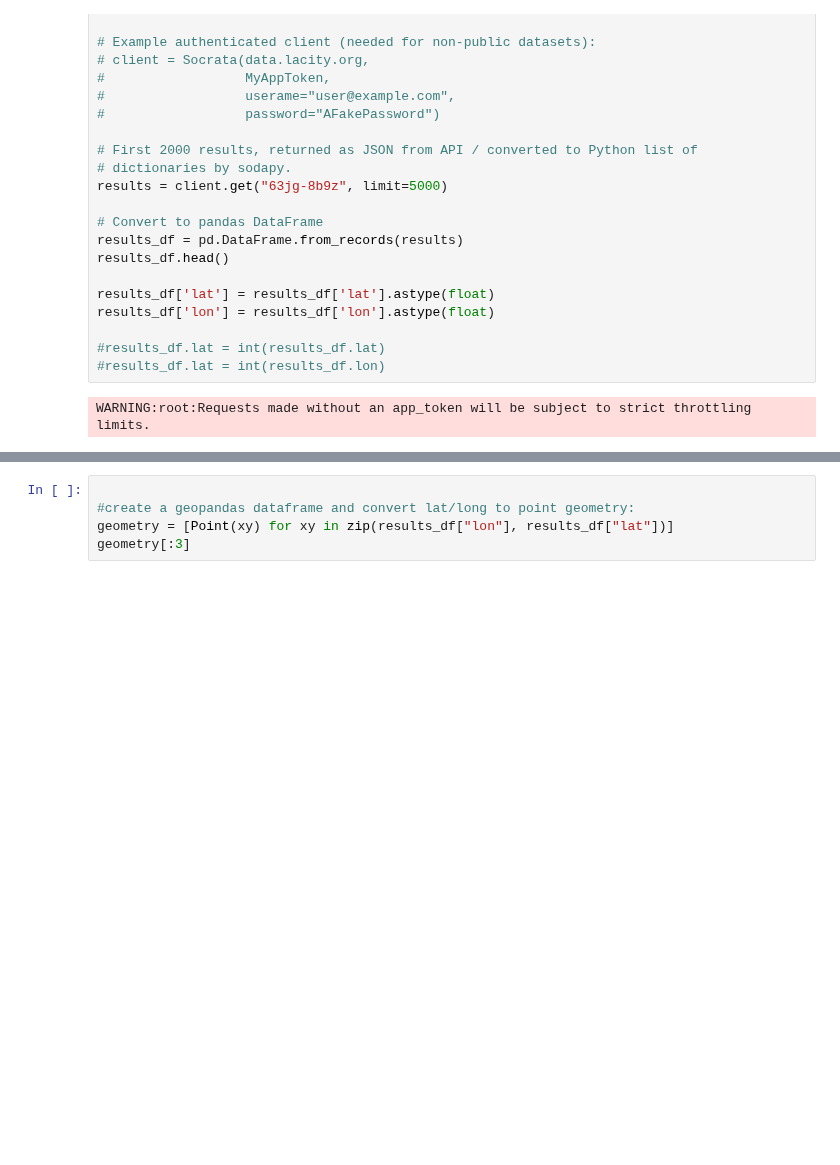
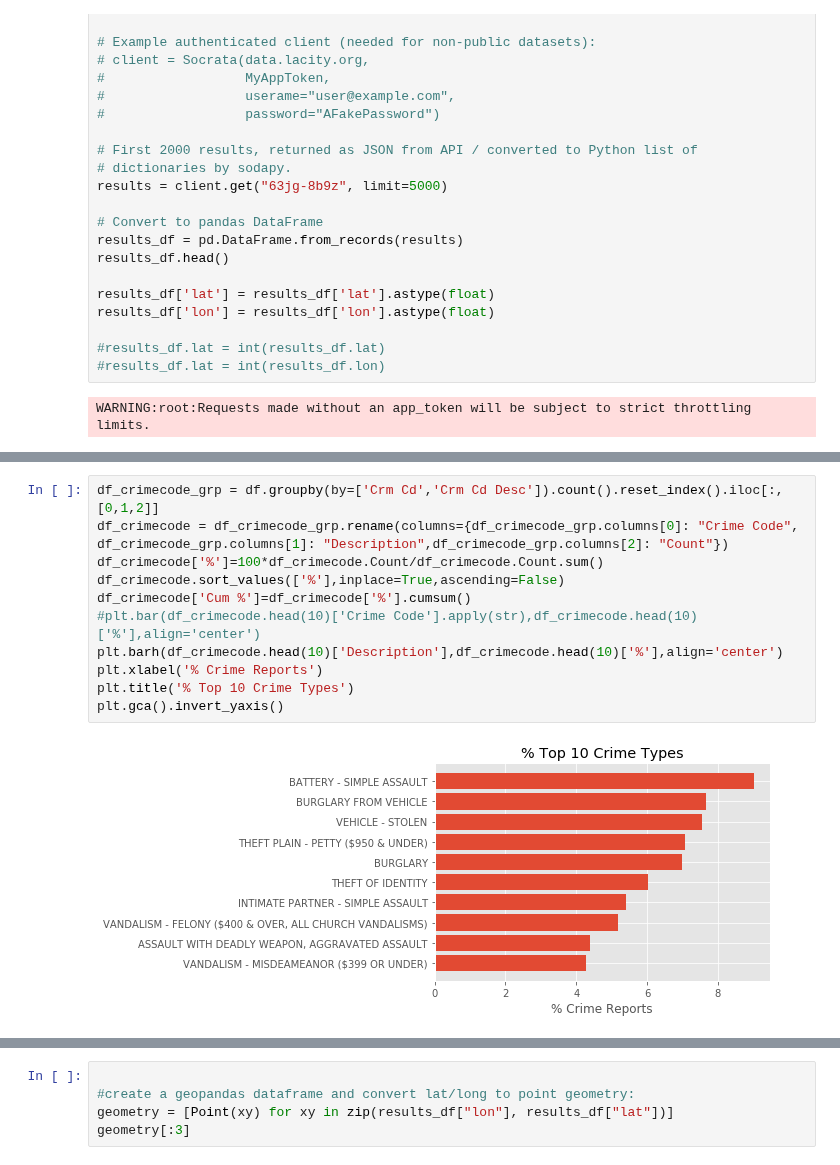
Before and after one commit to julia-codes/MSDS-ML1-VisualizationAndDataProcessing, a Jupyter notebook: Lab1_VisualizationAndDataPreprocessing.ipynb, the cells around one changed output, grey strips where cells are left out. Saved outputs shown, nothing was run; the diff lists cells and outputs as text; blank space fills up the shorter version.

```diff
--- a/Lab1_VisualizationAndDataPreprocessing.ipynb
+++ b/Lab1_VisualizationAndDataPreprocessing.ipynb
@@ -659,0 +702,13 @@ WARNING:root:Requests made without an app_token will be subject to strict thrott
+# %%
+df_crimecode_grp = df.groupby(by=['Crm Cd','Crm Cd Desc']).count().reset_index().iloc[:,[0,1,2]]
+df_crimecode = df_crimecode_grp.rename(columns={df_crimecode_grp.columns[0]: "Crime Code", df_crimecode_grp.columns[1]: "Description",df_crimecode_grp.columns[2]: "Count"})
+df_crimecode['%']=100*df_crimecode.Count/df_crimecode.Count.sum()
+df_crimecode.sort_values(['%'],inplace=True,ascending=False)
+df_crimecode['Cum %']=df_crimecode['%'].cumsum()
+#plt.bar(df_crimecode.head(10)['Crime Code'].apply(str),df_crimecode.head(10)['%'],align='center')
+plt.barh(df_crimecode.head(10)['Description'],df_crimecode.head(10)['%'],align='center')
+plt.xlabel('% Crime Reports')
+plt.title('% Top 10 Crime Types')
+plt.gca().invert_yaxis()
+# %% [output]
+[figure, added]
```
Also changed, not shown: parts of 9 cells of this notebook.
